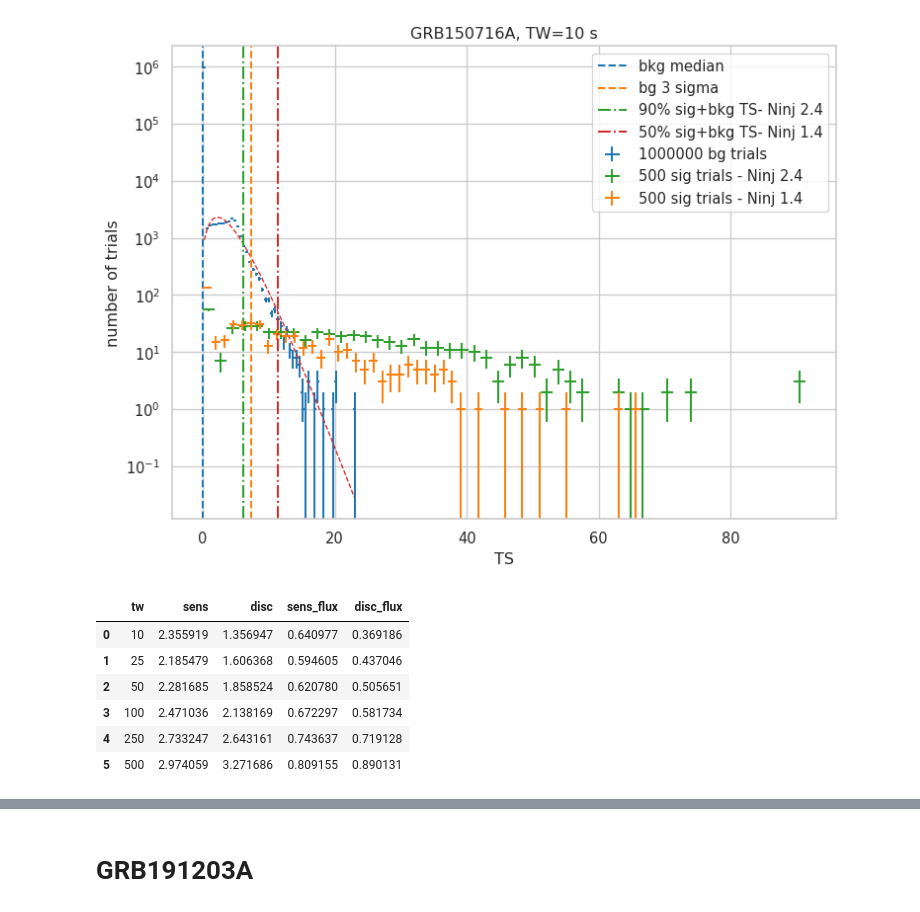
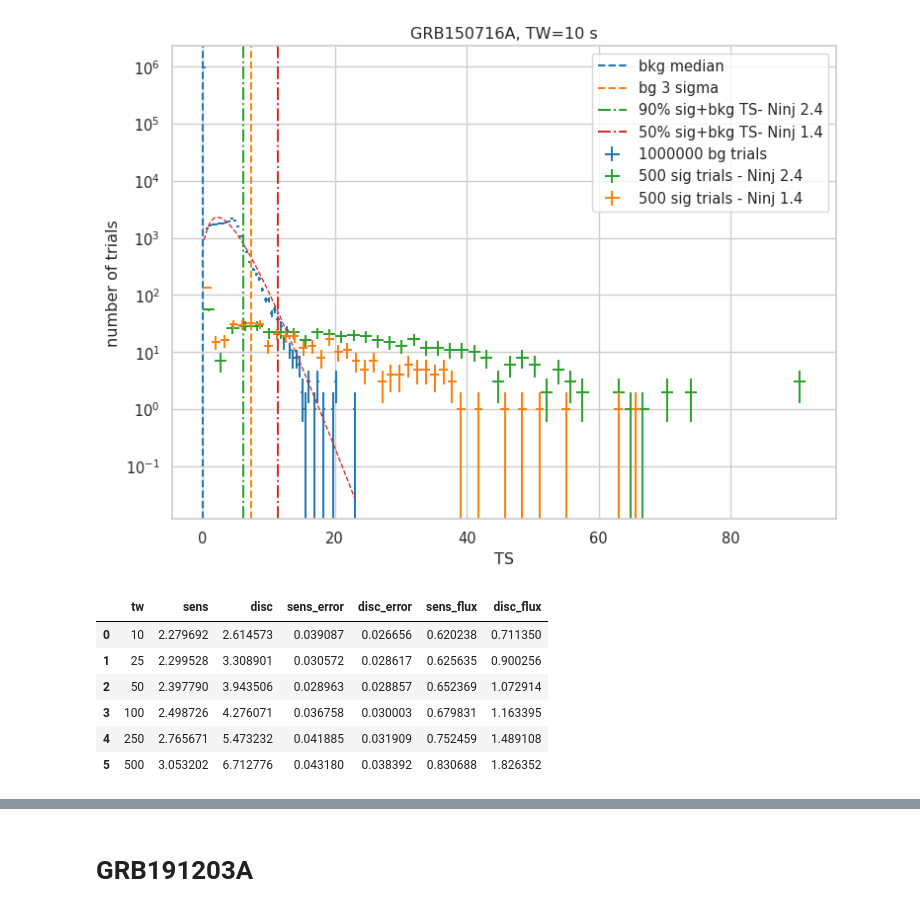
Before and after one commit to ChujieChen/greco_grb, a Jupyter notebook: notebooks/07_sensitivity_discovery_potential_per_source.ipynb, the cells around one changed output, grey strips where cells are left out. Cells and saved outputs as stored; diff of their text form; code cells hidden in the pictures.

```diff
--- a/notebooks/07_sensitivity_discovery_potential_per_source.ipynb
+++ b/notebooks/07_sensitivity_discovery_potential_per_source.ipynb
@@ -807,30 +807,35 @@ plt.tight_layout()
 # %%
 senss = []
 discs = []
+sens_errors, disc_errors = [], []
 sens_fluxs = []
 disc_fluxs = []
 for tw in [10, 25, 50, 100, 250, 500]:
     ag = args(grb_name="GRB150716A",tw_in_second=tw)
-    sens, disc =get_sens_disc(ag, sigma=3, fit=False)
+    sens, disc = get_sens_disc(ag, sigma=5, fit=False, use_first=100000, n_bootstrap=1000, tail_fit=True)
     senss.append(sens['n_sig'])
     discs.append(disc['n_sig'])
+    sens_errors.append(sens['n_sig'] * sens['n_sig_error'])
+    disc_errors.append(disc['n_sig'] * disc['n_sig_error'])
     tr = get_tr(ag)
     sens_fluxs.append(tr.to_E2dNdE(sens['n_sig'], E0=1, unit=1e1)) # GeV/cm2  @  1 GeV
     disc_fluxs.append(tr.to_E2dNdE(disc['n_sig'], E0=1, unit=1e1)) # GeV/cm2  @  1 GeV
 # %%
 tw_sens_disc = pd.DataFrame({'tw':[10, 25, 50, 100, 250, 500],
                              'sens': senss,
                              'disc':discs,
+                             'sens_error': sens_errors,
+                             'disc_error': disc_errors,
                              'sens_flux':sens_fluxs,
                              'disc_flux':disc_fluxs})
 tw_sens_disc
 # %% [output]
-|  | tw | sens | disc | sens_flux | disc_flux |
-| 0 | 10 | 2.355919 | 1.356947 | 0.640977 | 0.369186 |
-| 1 | 25 | 2.185479 | 1.606368 | 0.594605 | 0.437046 |
-| 2 | 50 | 2.281685 | 1.858524 | 0.620780 | 0.505651 |
-| 3 | 100 | 2.471036 | 2.138169 | 0.672297 | 0.581734 |
-| 4 | 250 | 2.733247 | 2.643161 | 0.743637 | 0.719128 |
-| 5 | 500 | 2.974059 | 3.271686 | 0.809155 | 0.890131 |
+|  | tw | sens | disc | sens_error | disc_error | sens_flux | disc_flux |
+| 0 | 10 | 2.279692 | 2.614573 | 0.039087 | 0.026656 | 0.620238 | 0.711350 |
+| 1 | 25 | 2.299528 | 3.308901 | 0.030572 | 0.028617 | 0.625635 | 0.900256 |
+| 2 | 50 | 2.397790 | 3.943506 | 0.028963 | 0.028857 | 0.652369 | 1.072914 |
+| 3 | 100 | 2.498726 | 4.276071 | 0.036758 | 0.030003 | 0.679831 | 1.163395 |
+| 4 | 250 | 2.765671 | 5.473232 | 0.041885 | 0.031909 | 0.752459 | 1.489108 |
+| 5 | 500 | 3.053202 | 6.712776 | 0.043180 | 0.038392 | 0.830688 | 1.826352 |
 # %%
 fig, ax = plt.subplots(1,1, figsize=(8,6), dpi=96)
```
Also changed, not shown: parts of 5 cells of this notebook, 5 other files.
